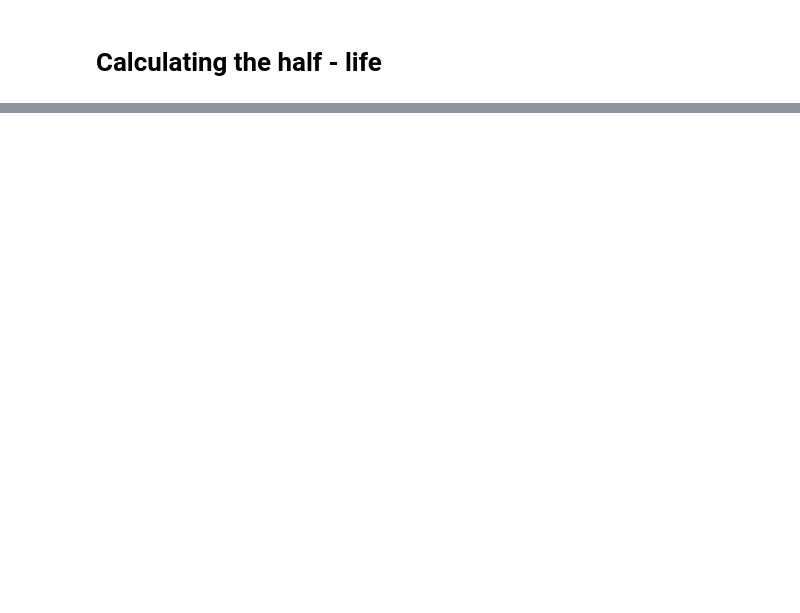
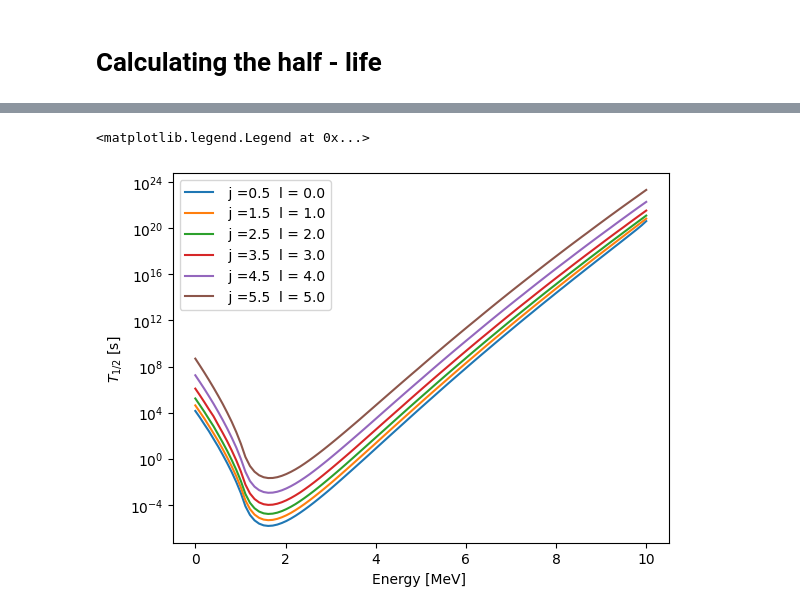
Before and after one commit to Circuitoah/Nuclear_Structure, a Jupyter notebook: Homework3/Homework3.ipynb, the cells around one changed output, grey strips where cells are left out. Saved outputs shown, nothing was run; the diff lists cells and outputs as text; code cells hidden in the pictures; blank space fills up the shorter version.

```diff
--- a/Homework3/Homework3.ipynb
+++ b/Homework3/Homework3.ipynb
@@ -229,0 +244,8 @@ np.exp(- 2 *np.sum(Gamma_integrand) * dr)
+# %%
+
+S_p = []
+for i in range(len(Gamma_exp)):
+    S_p.append(Gamma_half[i]/Gamma_exp[i])
+
+for i in range(len(Gamma_exp)):
+    print(S_p[i])
@@ -229,0 +261,67 @@ np.exp(- 2 *np.sum(Gamma_integrand) * dr)
+# %%
+#spectroscoptic factor
+S = 1
+c = 2
+
+l_range = np.linspace(0,5, 6)
+E_range = np.linspace(0, 10, 100)
+
+for l_n in l_range:
+
+    Gamma_half = []
+
+    r_0 = 0
+    R = 1.2 * A[c]**(1/3)
+    r_test = np.linspace(.0001, 8, 1000)
+    V_test = [V(i, l_n + .5, l_n, Z[c], A[c] ) for i in r_test.tolist()]
+    E_test = [Q[c] for i in r_test.tolist()]
+    r_0 = r0_finder(r_test, V_test, E_test)
+
+    print(r_0)
+
+
+    R = 1.2 * A[c]**(1/3)
+    r_test = np.linspace(.1, 15, 1000)
+    V_test = [V(i, l_n + .5, l_n, Z[c], A[c] ) for i in r_test.tolist()]
+    E_test = [Q[c] for i in r_test.tolist()]
+    r_1 = (r1_finder(r_test, V_test, E_test))
+
+    print(r_1)
+
+    R = 1.2 * A[c]**(1/3)
+    r_test = np.linspace(8, 120, 1000)
+    V_test = [V(i, l_n + .5, l_n, Z[c], A[c] ) for i in r_test.tolist()]
+    E_test = [Q[c] for i in r_test.tolist()]
+    r_2 = (r0_finder(r_test, V_test, E_test))
+
+    print(r_2)
+
+    for i in E_range:
+        # Wave Number/ Vector etc
+        R = 1.2 * A[c]**(1/3)
+        k = lambda r : np.sqrt(2 * mu * abs(i - V(r, l_n +.5, l_n , Z[c], A[c] ) ) ) / hbar
+
+        #Calculating N
+        num_points = 1000
+        r0_r1_mesh = np.linspace(r_0, r_1, num_points )
+        dr = (-r_0 + r_1)/num_points
+        N_integrand= np.array([(2 *k(i))**-1 for i in r0_r1_mesh.tolist()])
+        N = ((np.sum(N_integrand)) * dr)**-1
+
+        num_points = 1000
+        r1_r2_mesh = np.linspace(r_1, r_2, num_points )
+        Gamma_integrand = np.array([k(i) for i in r1_r2_mesh.tolist()])
+        dr = (- r_1 + r_2)/num_points
+        #plt.plot(r1_r2_mesh, Gamma_integrand)
+
+        gamma_value = np.log(2)/(S * N * (hbar**2/ (4 * mu)) * np.exp(- 2 *np.sum(Gamma_integrand) * dr))
+        gamma_value = hbar * gamma_value
+        Gamma_half.append( gamma_value * 1e-15/(3e8) )
+    print(Gamma_half)
+
+    plt.plot(E_range, Gamma_half, label = " j =" + str(l_n +.5) + "  l = " + str(l_n))
+plt.semilogy()
+plt.xlabel("Energy [MeV] ")
+plt.ylabel("$T_{1/2}$ [s]")
+plt.legend()
+# %% [output]
@@ -229,0 +345,2 @@ np.exp(- 2 *np.sum(Gamma_integrand) * dr)
+<matplotlib.legend.Legend at 0x...>
+[figure, added]
```
Also changed, not shown: parts of 15 cells of this notebook, 1 other file.
